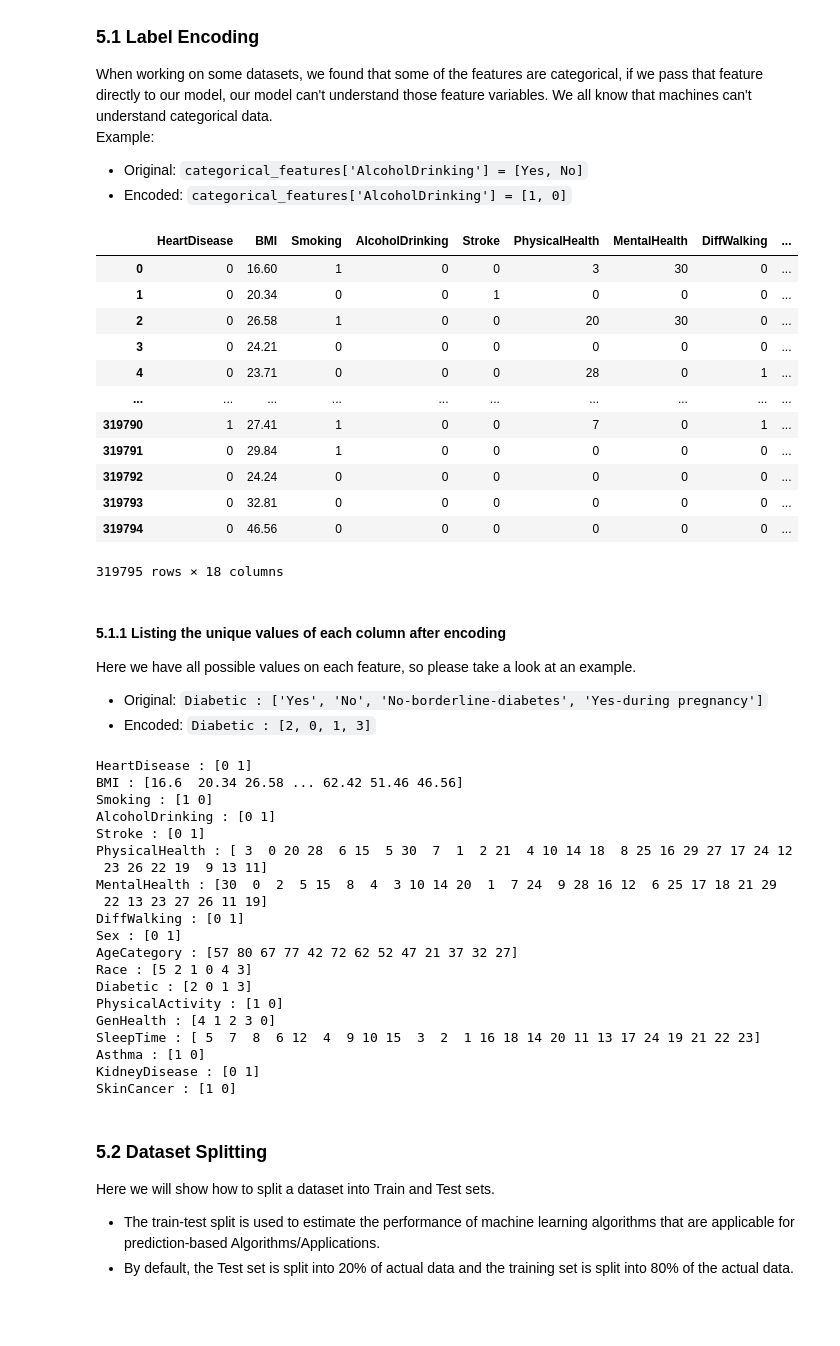
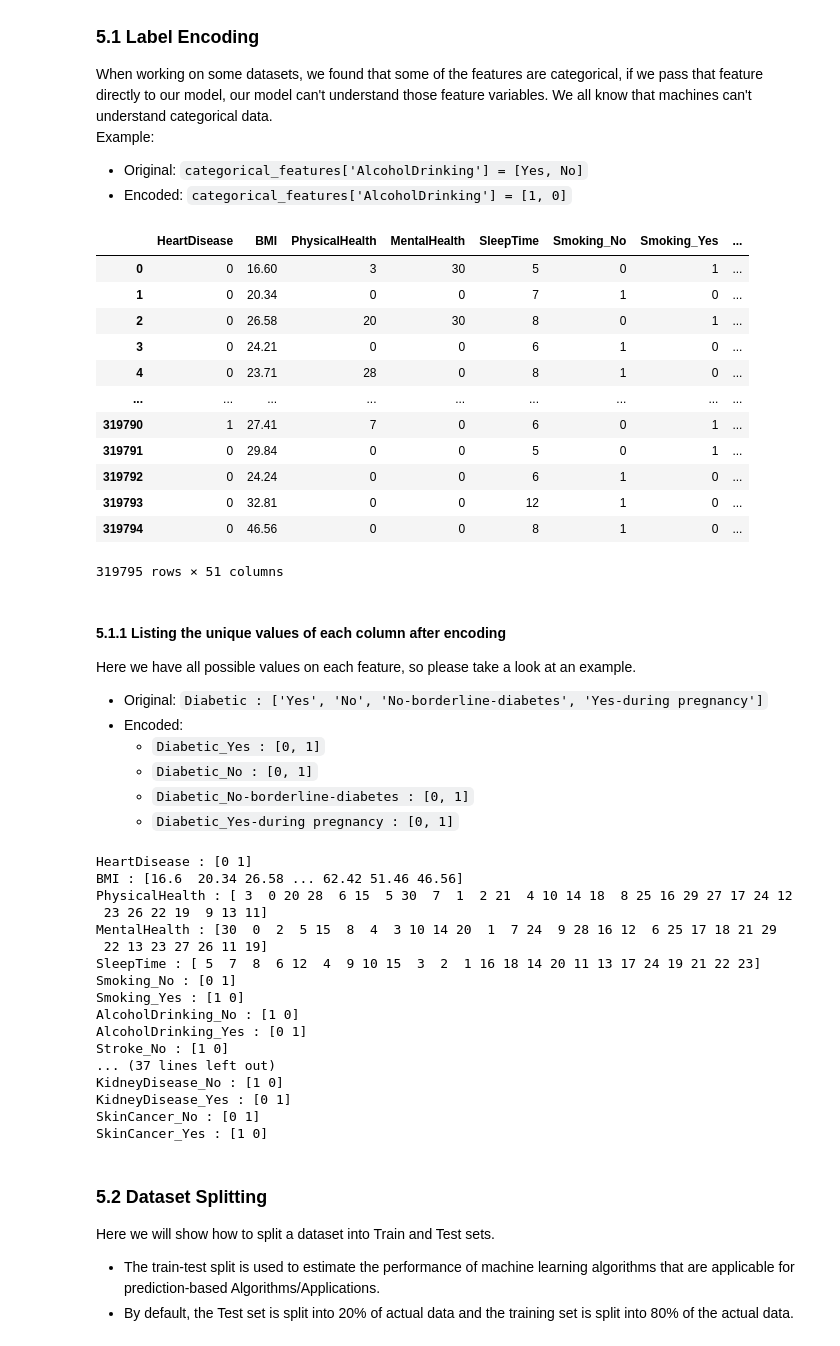
Before and after one commit to Machine-Learning-Projects1/2020-BRFSS-Codebook-CDC, a Jupyter notebook: CDC_ML.ipynb, the cells around one changed output. Drawn from its saved outputs; the diff is of its cells as text; code cells hidden in the pictures; blank space fills up the shorter version.

```diff
--- a/CDC_ML.ipynb
+++ b/CDC_ML.ipynb
@@ -267,58 +266,69 @@ Example:
 # %%
 # Encode all columns
 columns_df = list(df.columns.values)
 from sklearn.preprocessing import LabelEncoder
-for col in columns_df:
+
+cat_cols = ["Smoking", "AlcoholDrinking", "Stroke", "DiffWalking",
+                "Sex", "AgeCategory", "Race", "Diabetic", "PhysicalActivity",
+                "GenHealth", "Asthma", "KidneyDisease", "SkinCancer"]
+for cat_col in cat_cols:
+    dummy_col = pd.get_dummies(df[cat_col], prefix=cat_col)
+    df = pd.concat([df, dummy_col], axis=1)
+    del df[cat_col]
+
+for col in ['HeartDisease']:
     if df[col].dtype == 'O':
         le = LabelEncoder()
         df[col] = le.fit_transform(df[col])
 
+
 df
 # %% [output]
-|  | HeartDisease | BMI | Smoking | AlcoholDrinking | Stroke | PhysicalHealth | MentalHealth | DiffWalking | ... |
-| 0 | 0 | 16.60 | 1 | 0 | 0 | 3 | 30 | 0 | ... |
-| 1 | 0 | 20.34 | 0 | 0 | 1 | 0 | 0 | 0 | ... |
-| 2 | 0 | 26.58 | 1 | 0 | 0 | 20 | 30 | 0 | ... |
-| 3 | 0 | 24.21 | 0 | 0 | 0 | 0 | 0 | 0 | ... |
-| 4 | 0 | 23.71 | 0 | 0 | 0 | 28 | 0 | 1 | ... |
-| ... | ... | ... | ... | ... | ... | ... | ... | ... | ... |
-| 319790 | 1 | 27.41 | 1 | 0 | 0 | 7 | 0 | 1 | ... |
-| 319791 | 0 | 29.84 | 1 | 0 | 0 | 0 | 0 | 0 | ... |
-| 319792 | 0 | 24.24 | 0 | 0 | 0 | 0 | 0 | 0 | ... |
-| 319793 | 0 | 32.81 | 0 | 0 | 0 | 0 | 0 | 0 | ... |
-| 319794 | 0 | 46.56 | 0 | 0 | 0 | 0 | 0 | 0 | ... |
+|  | HeartDisease | BMI | PhysicalHealth | MentalHealth | SleepTime | Smoking_No | Smoking_Yes | ... |
+| 0 | 0 | 16.60 | 3 | 30 | 5 | 0 | 1 | ... |
+| 1 | 0 | 20.34 | 0 | 0 | 7 | 1 | 0 | ... |
+| 2 | 0 | 26.58 | 20 | 30 | 8 | 0 | 1 | ... |
+| 3 | 0 | 24.21 | 0 | 0 | 6 | 1 | 0 | ... |
+| 4 | 0 | 23.71 | 28 | 0 | 8 | 1 | 0 | ... |
+| ... | ... | ... | ... | ... | ... | ... | ... | ... |
+| 319790 | 1 | 27.41 | 7 | 0 | 6 | 0 | 1 | ... |
+| 319791 | 0 | 29.84 | 0 | 0 | 5 | 0 | 1 | ... |
+| 319792 | 0 | 24.24 | 0 | 0 | 6 | 1 | 0 | ... |
+| 319793 | 0 | 32.81 | 0 | 0 | 12 | 1 | 0 | ... |
+| 319794 | 0 | 46.56 | 0 | 0 | 8 | 1 | 0 | ... |
-319795 rows × 18 columns
+319795 rows × 51 columns
 # %% [markdown]
 #### 5.1.1 Listing the unique values of each column after encoding
 Here we have all possible values on each feature, so please take a look at an example.
 
 - Original: `Diabetic : ['Yes', 'No', 'No-borderline-diabetes', 'Yes-during pregnancy']`
-- Encoded: `Diabetic : [2, 0, 1, 3]`
+- Encoded:
+  - `Diabetic_Yes : [0, 1]`
+  - `Diabetic_No : [0, 1]`
+  - `Diabetic_No-borderline-diabetes : [0, 1]`
+  - `Diabetic_Yes-during pregnancy : [0, 1]`
 # %%
 # iterate over the list to print all unique values of each column in the dataframe
-for column in columns_df:
+for column in list(df.columns.values):
     print(column, ':', str(df[column].unique()))
 # %% [output]
 HeartDisease : [0 1]
 BMI : [16.6  20.34 26.58 ... 62.42 51.46 46.56]
-Smoking : [1 0]
-AlcoholDrinking : [0 1]
-Stroke : [0 1]
 PhysicalHealth : [ 3  0 20 28  6 15  5 30  7  1  2 21  4 10 14 18  8 25 16 29 27 17 24 12
  23 26 22 19  9 13 11]
 MentalHealth : [30  0  2  5 15  8  4  3 10 14 20  1  7 24  9 28 16 12  6 25 17 18 21 29
  22 13 23 27 26 11 19]
-DiffWalking : [0 1]
-Sex : [0 1]
-AgeCategory : [57 80 67 77 42 72 62 52 47 21 37 32 27]
-Race : [5 2 1 0 4 3]
-Diabetic : [2 0 1 3]
-PhysicalActivity : [1 0]
-GenHealth : [4 1 2 3 0]
 SleepTime : [ 5  7  8  6 12  4  9 10 15  3  2  1 16 18 14 20 11 13 17 24 19 21 22 23]
-Asthma : [1 0]
-KidneyDisease : [0 1]
-SkinCancer : [1 0]
+Smoking_No : [0 1]
+Smoking_Yes : [1 0]
+AlcoholDrinking_No : [1 0]
+AlcoholDrinking_Yes : [0 1]
+Stroke_No : [1 0]
+... (37 lines left out)
+KidneyDisease_No : [1 0]
+KidneyDisease_Yes : [0 1]
+SkinCancer_No : [0 1]
+SkinCancer_Yes : [1 0]
 # %% [markdown]
 ### 5.2 Dataset Splitting
 Here we will show how to split a dataset into Train and Test sets.
```
Also changed, not shown: parts of 46 cells of this notebook.
